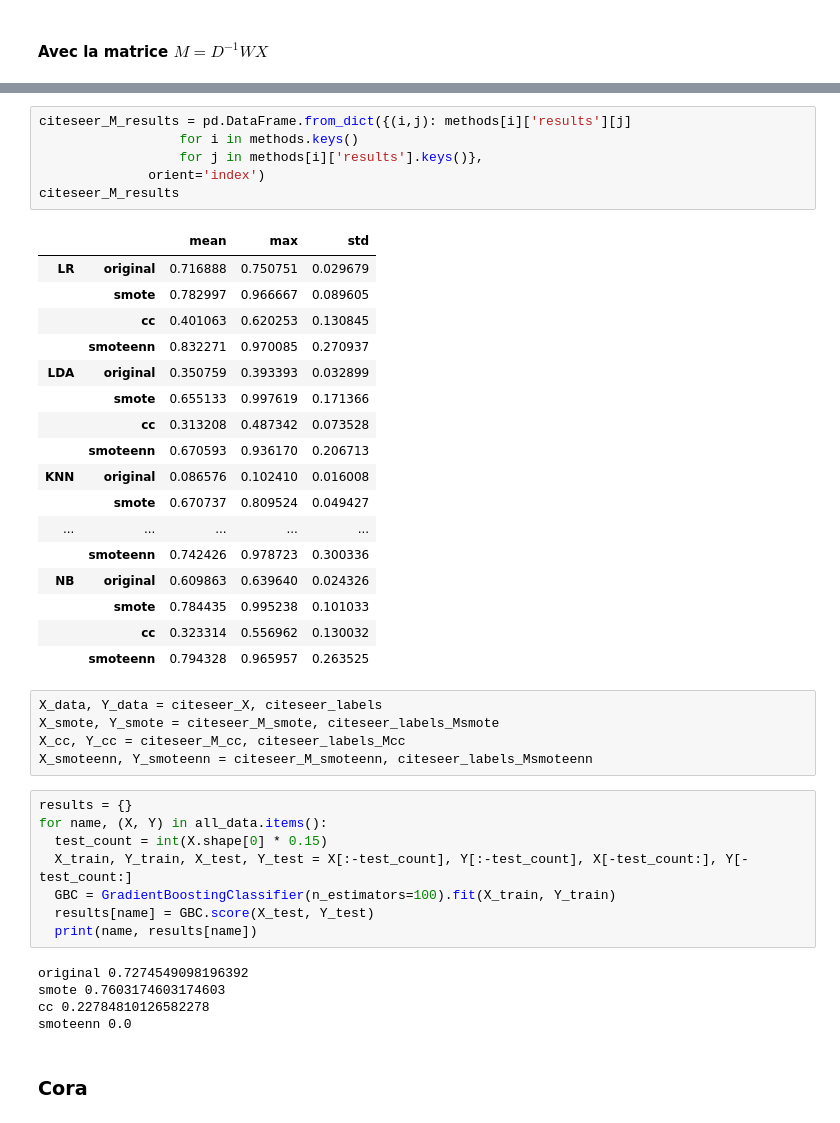
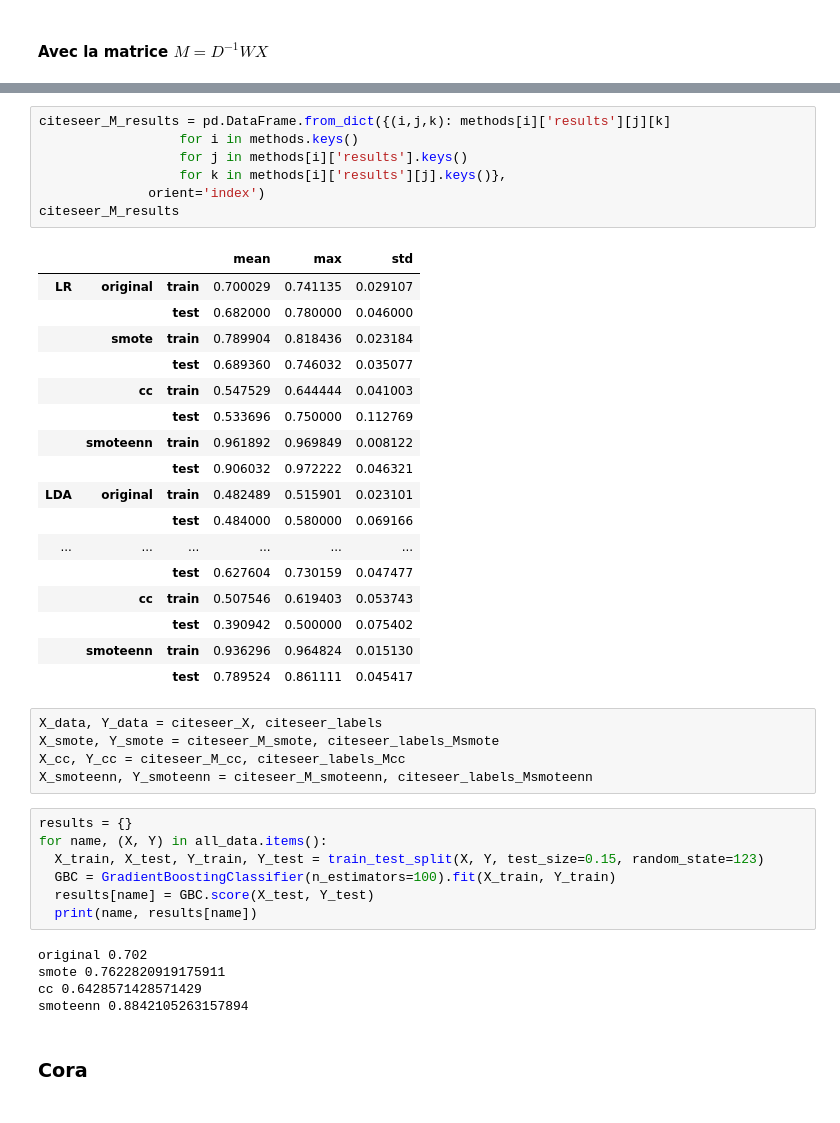
Before and after one commit to ybenabed/supervied_learning_MLDS2021, a Jupyter notebook: papers_classification.ipynb, the cells around one changed output, grey strips where cells are left out. Saved outputs shown, nothing was run; the diff lists cells and outputs as text.

```diff
--- a/papers_classification.ipynb
+++ b/papers_classification.ipynb
@@ -277,27 +309,28 @@ for name, method in methods.items():
 # %%
-citeseer_M_results = pd.DataFrame.from_dict({(i,j): methods[i]['results'][j]
+citeseer_M_results = pd.DataFrame.from_dict({(i,j,k): methods[i]['results'][j][k]
                   for i in methods.keys()
-                  for j in methods[i]['results'].keys()},
+                  for j in methods[i]['results'].keys()
+                  for k in methods[i]['results'][j].keys()},
               orient='index')
 citeseer_M_results
 # %% [output]
-|  |  | mean | max | std |
-| LR | original | 0.716888 | 0.750751 | 0.029679 |
-|  | smote | 0.782997 | 0.966667 | 0.089605 |
-|  | cc | 0.401063 | 0.620253 | 0.130845 |
-|  | smoteenn | 0.832271 | 0.970085 | 0.270937 |
-| LDA | original | 0.350759 | 0.393393 | 0.032899 |
-|  | smote | 0.655133 | 0.997619 | 0.171366 |
-|  | cc | 0.313208 | 0.487342 | 0.073528 |
-|  | smoteenn | 0.670593 | 0.936170 | 0.206713 |
-| KNN | original | 0.086576 | 0.102410 | 0.016008 |
-|  | smote | 0.670737 | 0.809524 | 0.049427 |
-| ... | ... | ... | ... | ... |
-|  | smoteenn | 0.742426 | 0.978723 | 0.300336 |
-| NB | original | 0.609863 | 0.639640 | 0.024326 |
-|  | smote | 0.784435 | 0.995238 | 0.101033 |
-|  | cc | 0.323314 | 0.556962 | 0.130032 |
-|  | smoteenn | 0.794328 | 0.965957 | 0.263525 |
+|  |  |  | mean | max | std |
+| LR | original | train | 0.700029 | 0.741135 | 0.029107 |
+|  |  | test | 0.682000 | 0.780000 | 0.046000 |
+|  | smote | train | 0.789904 | 0.818436 | 0.023184 |
+|  |  | test | 0.689360 | 0.746032 | 0.035077 |
+|  | cc | train | 0.547529 | 0.644444 | 0.041003 |
+|  |  | test | 0.533696 | 0.750000 | 0.112769 |
+|  | smoteenn | train | 0.961892 | 0.969849 | 0.008122 |
+|  |  | test | 0.906032 | 0.972222 | 0.046321 |
+| LDA | original | train | 0.482489 | 0.515901 | 0.023101 |
+|  |  | test | 0.484000 | 0.580000 | 0.069166 |
+| ... | ... | ... | ... | ... | ... |
+|  |  | test | 0.627604 | 0.730159 | 0.047477 |
+|  | cc | train | 0.507546 | 0.619403 | 0.053743 |
+|  |  | test | 0.390942 | 0.500000 | 0.075402 |
+|  | smoteenn | train | 0.936296 | 0.964824 | 0.015130 |
+|  |  | test | 0.789524 | 0.861111 | 0.045417 |
 # %%
 X_data, Y_data = citeseer_X, citeseer_labels
 X_smote, Y_smote = citeseer_M_smote, citeseer_labels_Msmote
@@ -306,16 +339,15 @@ X_smoteenn, Y_smoteenn = citeseer_M_smoteenn, citeseer_labels_Msmoteenn
 # %%
 results = {}
 for name, (X, Y) in all_data.items():
-  test_count = int(X.shape[0] * 0.15)
-  X_train, Y_train, X_test, Y_test = X[:-test_count], Y[:-test_count], X[-test_count:], Y[-test_count:]
+  X_train, X_test, Y_train, Y_test = train_test_split(X, Y, test_size=0.15, random_state=123)
   GBC = GradientBoostingClassifier(n_estimators=100).fit(X_train, Y_train)
   results[name] = GBC.score(X_test, Y_test)
   print(name, results[name])
 # %% [output]
-original 0.7274549098196392
-smote 0.7603174603174603
-cc 0.22784810126582278
-smoteenn 0.0
+original 0.702
+smote 0.7622820919175911
+cc 0.6428571428571429
+smoteenn 0.8842105263157894
 # %% [markdown]
 ### Cora
 # %% [markdown]
```
Also changed, not shown: parts of 21 cells of this notebook.
